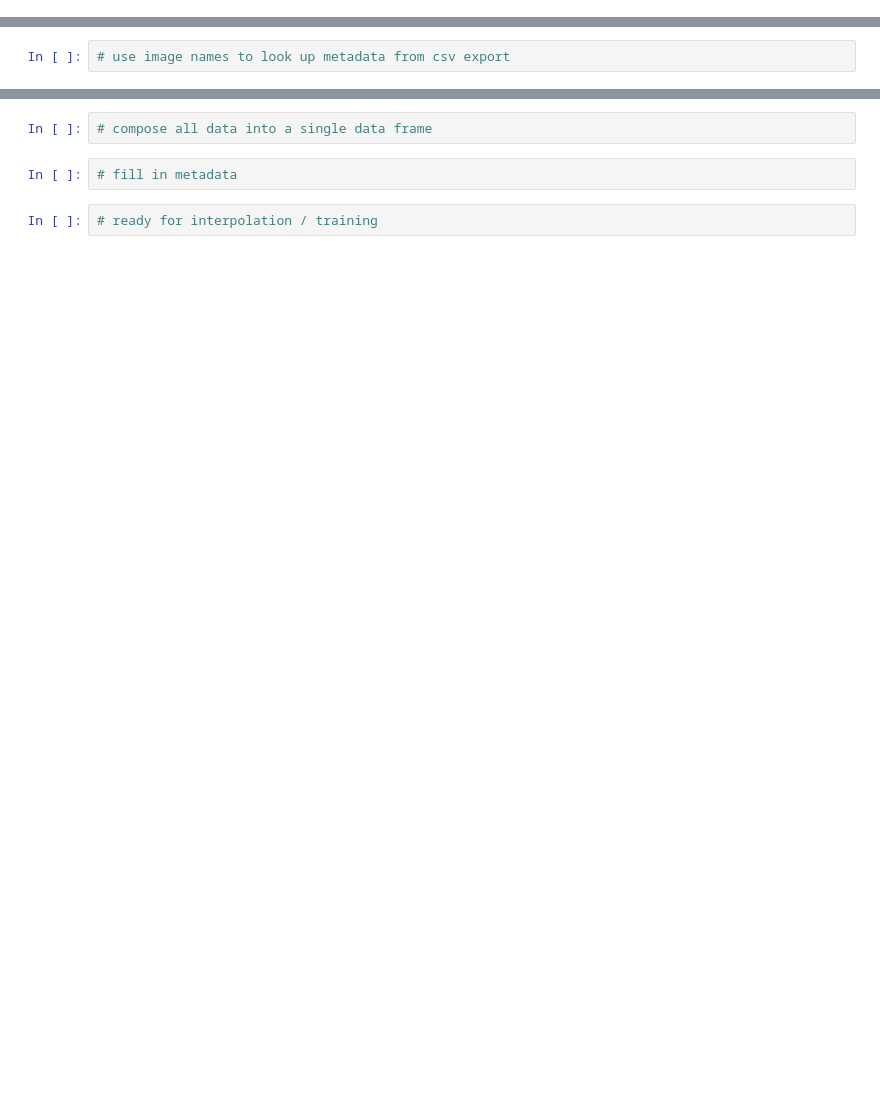
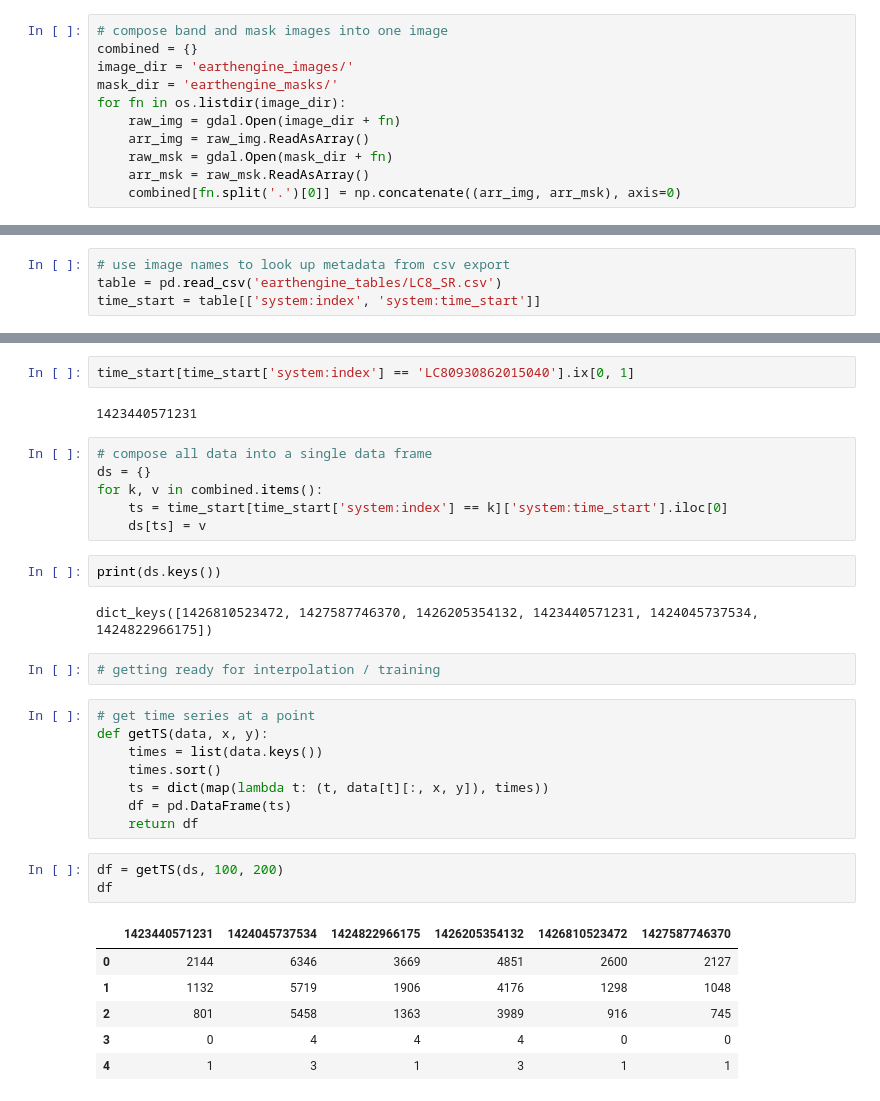
Before and after one commit to HKCaesar/EarthEngineDataProcessing, a Jupyter notebook: read_geotiff.ipynb, the cells around one changed output, grey strips where cells are left out. Cells and saved outputs as stored; diff of their text form; blank space fills up the shorter version.

```diff
--- a/read_geotiff.ipynb
+++ b/read_geotiff.ipynb
@@ -22,0 +53,11 @@ ds_arr.shape
+# %%
+# compose band and mask images into one image
+combined = {}
+image_dir = 'earthengine_images/'
+mask_dir = 'earthengine_masks/'
+for fn in os.listdir(image_dir):
+    raw_img = gdal.Open(image_dir + fn)
+    arr_img = raw_img.ReadAsArray()
+    raw_msk = gdal.Open(mask_dir + fn)
+    arr_msk = raw_msk.ReadAsArray()
+    combined[fn.split('.')[0]] = np.concatenate((arr_img, arr_msk), axis=0)
@@ -23,2 +68,4 @@ ds_arr.shape
 # %%
 # use image names to look up metadata from csv export
+table = pd.read_csv('earthengine_tables/LC8_SR.csv')
+time_start = table[['system:index', 'system:time_start']]
@@ -25,6 +82,34 @@ ds_arr.shape
+# %%
+time_start[time_start['system:index'] == 'LC80930862015040'].ix[0, 1]
+# %% [output]
+1423440571231
 # %%
 # compose all data into a single data frame
+ds = {}
+for k, v in combined.items():
+    ts = time_start[time_start['system:index'] == k]['system:time_start'].iloc[0]
+    ds[ts] = v
-# %%
-# fill in metadata
+# %%
+print(ds.keys())
+# %% [output]
+dict_keys([1426810523472, 1427587746370, 1426205354132, 1423440571231, 1424045737534, 1424822966175])
 # %%
-# ready for interpolation / training
+# getting ready for interpolation / training
+# %%
+# get time series at a point
+def getTS(data, x, y):
+    times = list(data.keys())
+    times.sort()
+    ts = dict(map(lambda t: (t, data[t][:, x, y]), times))
+    df = pd.DataFrame(ts)
+    return df
+# %%
+df = getTS(ds, 100, 200)
+df
+# %% [output]
+|  | 1423440571231 | 1424045737534 | 1424822966175 | 1426205354132 | 1426810523472 | 1427587746370 |
+| 0 | 2144 | 6346 | 3669 | 4851 | 2600 | 2127 |
+| 1 | 1132 | 5719 | 1906 | 4176 | 1298 | 1048 |
+| 2 | 801 | 5458 | 1363 | 3989 | 916 | 745 |
+| 3 | 0 | 4 | 4 | 4 | 0 | 0 |
+| 4 | 1 | 3 | 1 | 3 | 1 | 1 |
```
Also changed, not shown: parts of 22 cells of this notebook, 1 other file.
